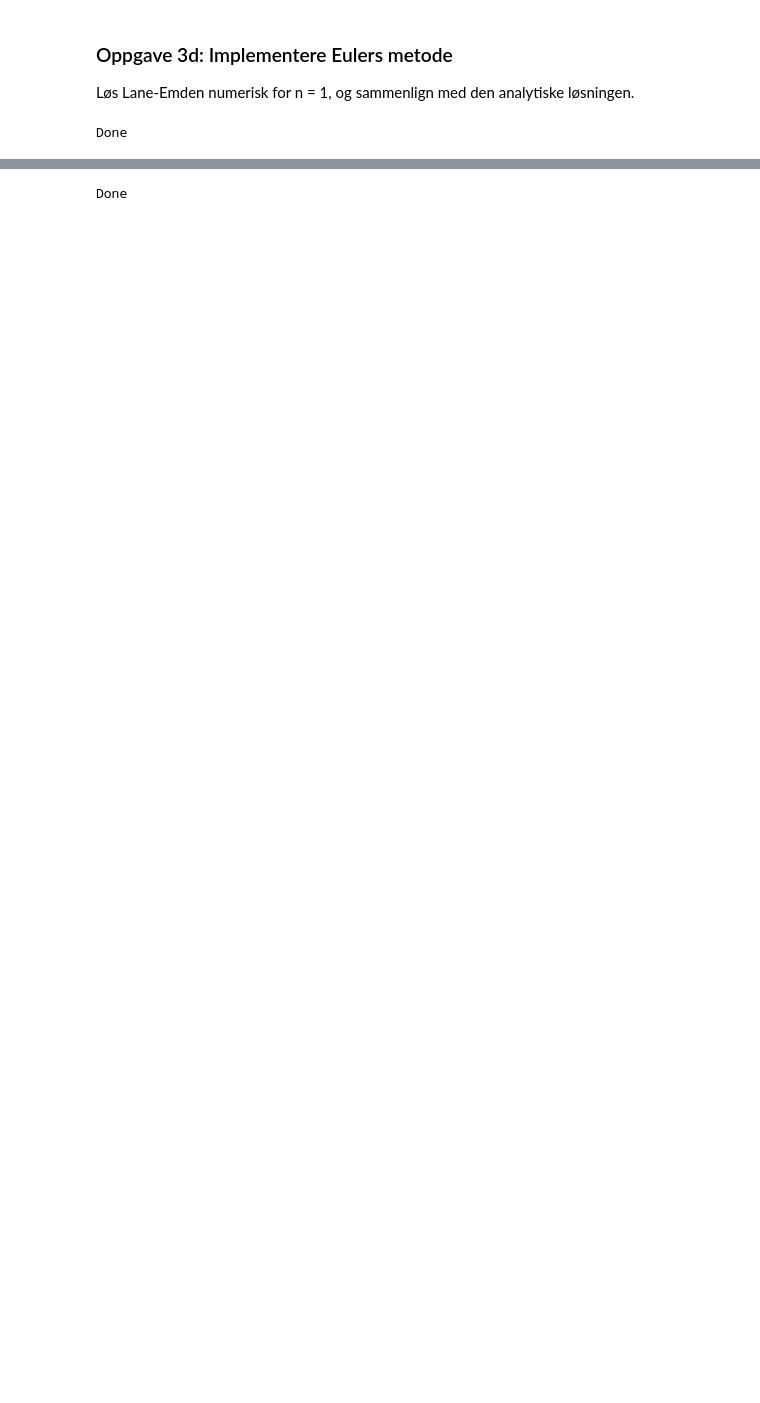
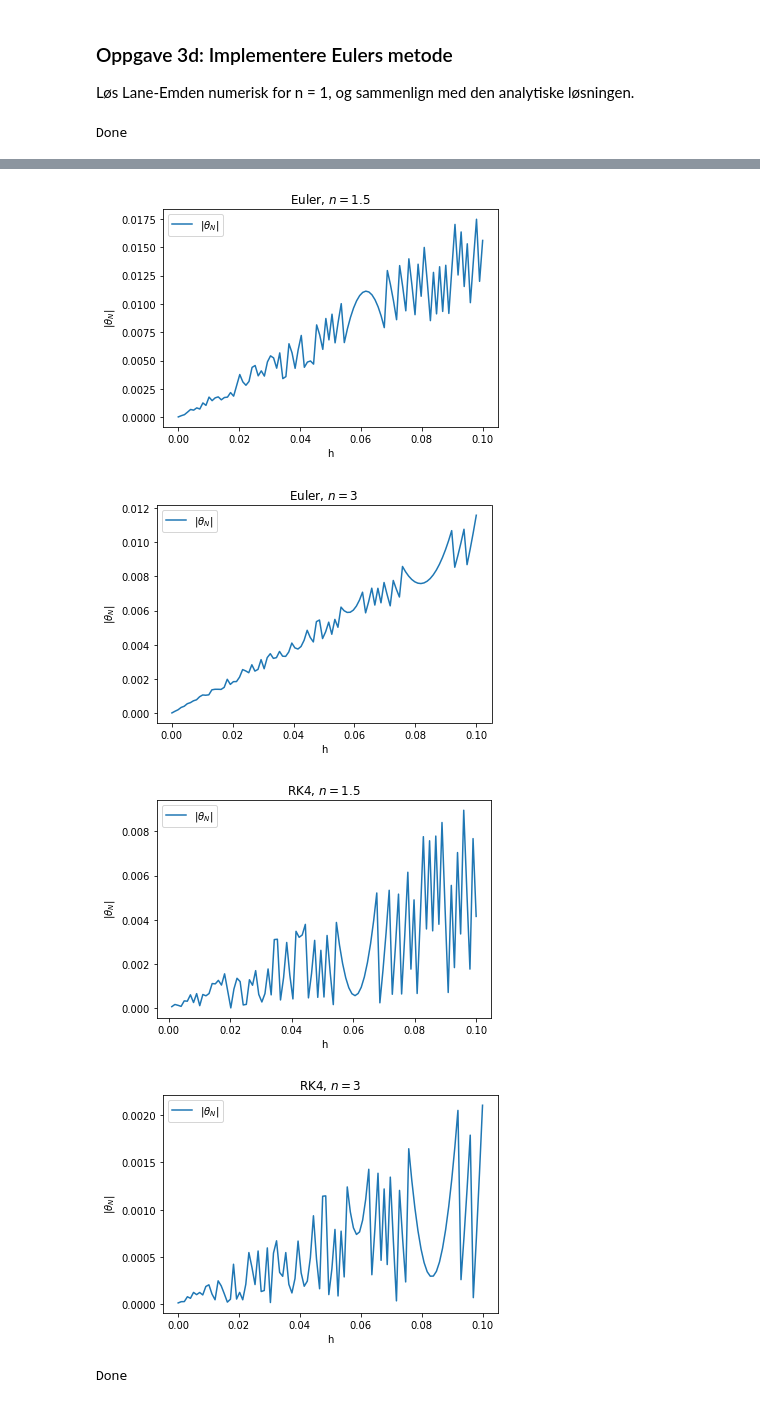
Before and after one commit to alexaoh/TMA4320, a Jupyter notebook: Project3/Project3MyLocalVersion.ipynb, the cells around one changed output, grey strips where cells are left out. Drawn from its saved outputs; the diff is of its cells as text; code cells hidden in the pictures; blank space fills up the shorter version.

```diff
--- a/Project3/Project3MyLocalVersion.ipynb
+++ b/Project3/Project3MyLocalVersion.ipynb
@@ -159,13 +149,15 @@ AssertionError: De negative theta-verdiene tas ikke med!
 import warnings
 warnings.filterwarnings('ignore') #To stop runtimewarnings because of n = 3/2 and negative y[0]!
 
+ksiN = [3.65375, 6.89685] #Kommer nesten helt dit med h = 0.00001
+
 def fixed_full_euler_or_RK4(h, f, n=n[0], method="euler", y_0 = [1,0], start_t = 0.01, end_t = ksiN[0], alpha=1):
     ''' Performs all steps in RK4 or Euler, this time all the way to end_t. '''
     #try:
     N = int((end_t - start_t)/h)
     t_list = np.linspace(start_t, end_t, N+1)
     y_list = np.zeros((N+1,2))
-    t_list[0] = start_t
+    #t_list[0] = start_t
     y_list[0] = y_0
     if method == "euler":
         for i in range(N):
@@ -202,46 +194,53 @@ def plot_y_vs_h(y_list, h_values, title, savefig=False, filename="global_error.p
     plt.title(title)
     plt.xlabel(xlabel)
     plt.ylabel(ylabel)
-    plt.xscale('log')
+    #plt.xscale('log')
+    #plt.yscale('log')
     plt.legend(loc="upper left")
     if savefig == True:
         plt.savefig(filename, bbox_inches='tight')
     plt.show()
 
-h_values = np.linspace(1e-4,0.1, 100) #E.g. ''
+h_values = np.linspace(5e-5,0.1, 100) #E.g. ''
 n = [3/2, 3]
-ksiN = [3.65375, 6.89685] #Kommer nesten helt dit med h = 0.00001
+
+global_errorsE1 = global_error_vs_h_values(h_values, lane_emden, n[0], "euler", [1,0], 0.01, ksiN[0])
+#plot_y_vs_h(global_errorsE1, h_values, r'Euler, $n='+str(n[0])+'$', True, "globEuNon.pdf")
+plot_y_vs_h(global_errorsE1, h_values, r'Euler, $n='+str(n[0])+'$')
+
+global_errorsE2 = global_error_vs_h_values(h_values, lane_emden, n[1], "euler", [1,0], 0.01, ksiN[1])
+#plot_y_vs_h(global_errorsE2, h_values, r'Euler, $n='+str(n[1])+'$', True, "globEuUltra.pdf")
+plot_y_vs_h(global_errorsE2, h_values, r'Euler, $n='+str(n[1])+'$')
 
 
-#global_errorsE1 = global_error_vs_h_values(h_values, lane_emden, n[0], "euler", [1,0], 0.01, ksiN[0])
-#plot_y_vs_h(global_errorsE1, h_values, r'Euler, $n='+str(n[0])+'$', True, "globEuNon.pdf")
+global_errorsKutta1 = global_error_vs_h_values(h_values, lane_emden, n[0], "RK4", [1,0], 0.01, ksiN[0])
+#plot_y_vs_h(global_errorsKutta1, h_values, r'RK4, $n='+str(n[0])+'$', True, "globRK4Non.pdf")
+plot_y_vs_h(global_errorsKutta1, h_values, r'RK4, $n='+str(n[0])+'$')
 
-#global_errorsE2 = global_error_vs_h_values(h_values, lane_emden, n[1], "euler", [1,0], 0.01, ksiN[1])
-#plot_y_vs_h(global_errorsE2, h_values, r'Euler, $n='+str(n[1])+'$', True, "globEuUltra.pdf")
-
-
-#global_errorsKutta1 = global_error_vs_h_values(h_values, lane_emden, n[0], "RK4", [1,0], 0.01, ksiN[0])
-#plot_y_vs_h(global_errorsKutta1, h_values, r'RK4, $n='+str(n[0])+'$', True, "globRK4Non.pdf")
-
-#global_errorsKutta2 = global_error_vs_h_values(h_values, lane_emden, n[1], "RK4",[1,0], 0.01, ksiN[1])
+global_errorsKutta2 = global_error_vs_h_values(h_values, lane_emden, n[1], "RK4",[1,0], 0.01, ksiN[1])
 #plot_y_vs_h(global_errorsKutta2, h_values, r'RK4, $n='+str(n[1])+'$', True, "globRK4Ultra.pdf")
+plot_y_vs_h(global_errorsKutta2, h_values, r'RK4, $n='+str(n[1])+'$')
 
 #Experiments with logarithmic scales:
 h_values_log = np.logspace(-4,0,100) #Try with log-scale too.
 #global_errorsELog1 = global_error_vs_h_values(h_values_log, lane_emden, n[0], "euler", [1,0], 0.01, ksiN[0])
 #plot_y_vs_h(global_errorsELog1, h_values, r'Log Euler, $n='+str(n[0])+'$')
 
 #global_errorsELog2 = global_error_vs_h_values(h_values_log, lane_emden, n[1], "euler", [1,0], 0.01, ksiN[1])
 #plot_y_vs_h(global_errorsELog2, h_values, r'Log Euler, $n='+str(n[1])+'$')
 
 #global_errorsKuttaLog1 = global_error_vs_h_values(h_values_log, lane_emden, n[0], "RK4", [1,0], 0.01, ksiN[0])
 #plot_y_vs_h(global_errorsKuttaLog1, h_values, r'Log RK4, $n='+str(n[0])+'$')
 
 #global_errorsKuttaLog2 = global_error_vs_h_values(h_values_log, lane_emden, n[1], "RK4", [1,0], 0.01, ksiN[1])
 #plot_y_vs_h(global_errorsKuttaLog2, h_values, r'Log RK4, $n='+str(n[1])+'$')
 
 print("Done")
 # %% [output]
+[figure, added]
+[figure, added]
+[figure, added]
+[figure, added]
 Done
 # %%
 #Oppgave 3i)
```
Also changed, not shown: parts of 5 cells of this notebook, 2 other files.
